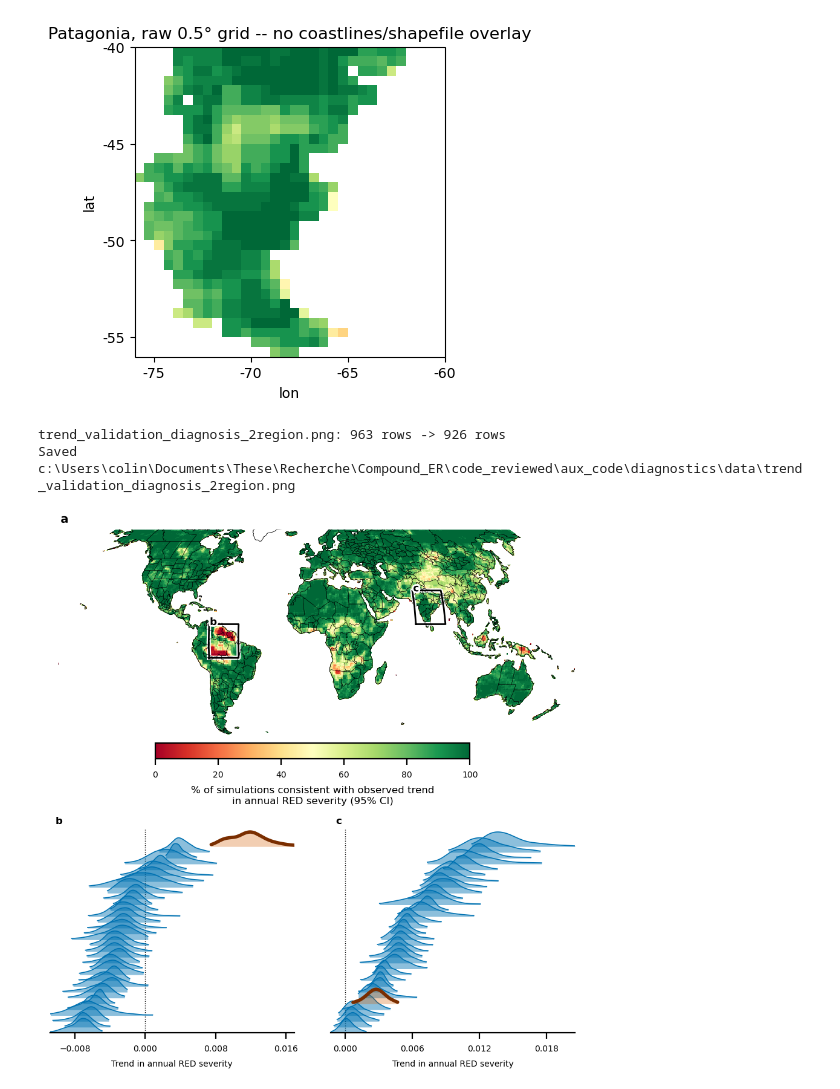
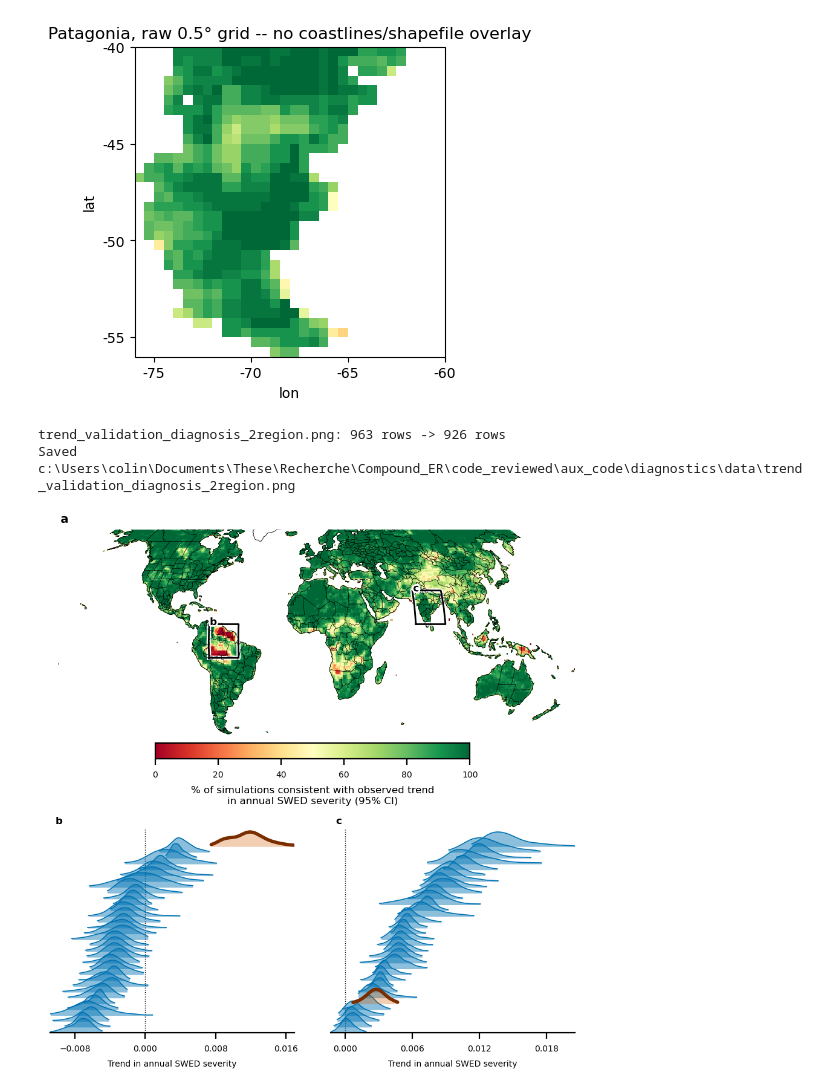
Before and after one commit to colinlenoble/WSED-WSBD, a Jupyter notebook: main_figs/fig2_trend_validation_diagnosis.ipynb, the cells around one changed output. Drawn from its saved outputs; the diff is of its cells as text; code cells hidden in the pictures.

```diff
--- a/main_figs/fig2_trend_validation_diagnosis.ipynb
+++ b/main_figs/fig2_trend_validation_diagnosis.ipynb
@@ -455,7 +455,7 @@ def plot_region_joyplot(region_name, df_boot, df_ref, df_gridcheck, x_range=None
                 gc.loc[key], 0, marker="v", color=marker_color, markersize=5, clip_on=False,
             )
 
-    axes_list[-1].set_xlabel("Trend in annual RED severity")
+    axes_list[-1].set_xlabel("Trend in annual SWED severity")
     axes_list[-1].set_title(region_name)
     return fig
 # %%
@@ -992,7 +992,7 @@ def plot_ridgeline_embedded(ax, region_name, letter, ds_samples, overlap=1.0, st
         ax.spines[spine].set_visible(False)
     ax.tick_params(axis="x", labelsize=FS_TICK)
     ax.xaxis.set_major_locator(plt.MaxNLocator(4))
-    ax.set_xlabel("Trend in annual RED severity", fontsize=FS_AXIS_LABEL)
+    ax.set_xlabel("Trend in annual SWED severity", fontsize=FS_AXIS_LABEL)
     ax.annotate(
         f"$\\mathbf{{{letter}}}$",
         xy=(0.02, 1.02), xycoords="axes fraction",
@@ -1006,7 +1006,7 @@ fig = plt.figure(figsize=(FIG_WIDTH_IN, FIG_HEIGHT_IN), dpi=200)
 gs = GridSpec(2, len(FINAL_REGIONS), height_ratios=[1.1, 0.8], hspace=0.2, wspace=0.15, figure=fig)
 
 ax_map2 = fig.add_subplot(gs[0, :], projection=ccrs.Robinson())
-CBAR_LABEL = "% of simulations consistent with observed trend\nin annual RED severity (95% CI)"
+CBAR_LABEL = "% of simulations consistent with observed trend\nin annual SWED severity (95% CI)"
 m2 = within_final.plot(
     ax=ax_map2, cmap="RdYlGn", vmin=0, vmax=100, transform=ccrs.PlateCarree(),
     add_colorbar=True,
@@ -1043,31 +1043,31 @@ for i, region in enumerate(FINAL_REGIONS):
     lat0, lat1 = region["lat"]
     ax_map2.plot(
         [lon0, lon1, lon1, lon0, lon0], [lat0, lat0, lat1, lat1, lat0],
         color="black", linewidth=1, transform=ccrs.PlateCarree(),
         path_effects=[withStroke(linewidth=2.5, foreground="white")],
     )
     ax_map2.annotate(
         chr(98 + i),
         xy=(lon0 + 0.5, lat1 - 0.5),
         xycoords=ccrs.PlateCarree()._as_mpl_transform(ax_map2),
         fontsize=FS_REGION_LETTER, fontweight="bold",
         path_effects=[withStroke(linewidth=2, foreground="white")],
         zorder=20,
     )
 
 for i, r in enumerate(FINAL_REGIONS):
     ax_j = fig.add_subplot(gs[1, i])
     plot_ridgeline_embedded(ax_j, r["name"], chr(98 + i), ds_region_samples, overlap=2.5)
 
 out_path = os.path.join(OUT_DIR, "trend_validation_diagnosis_2region.png")
 fig.savefig(out_path, bbox_inches="tight", dpi=200)
 plt.close(fig)
 trim_blank_margins(out_path)
 print(f"Saved {out_path}")
 
 from IPython.display import Image as IPyImage
 IPyImage(out_path)
 # %% [output]
 trend_validation_diagnosis_2region.png: 963 rows -> 926 rows
 Saved c:\Users\colin\Documents\These\Recherche\Compound_ER\code_reviewed\aux_code\diagnostics\data\trend_validation_diagnosis_2region.png
-[figure, old version]
+[figure, new version]
```
Also changed, not shown: parts of 1 cell of this notebook, 2 other files.
